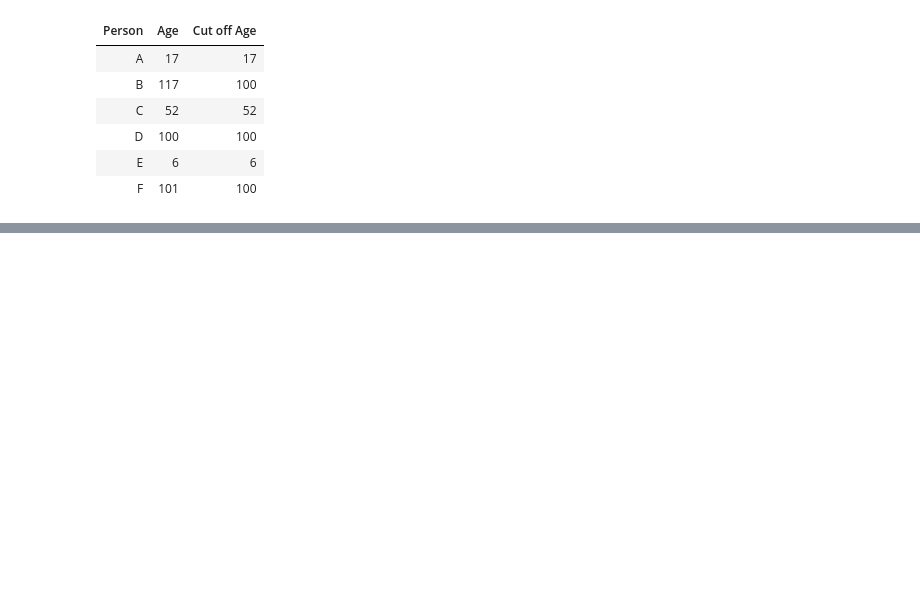
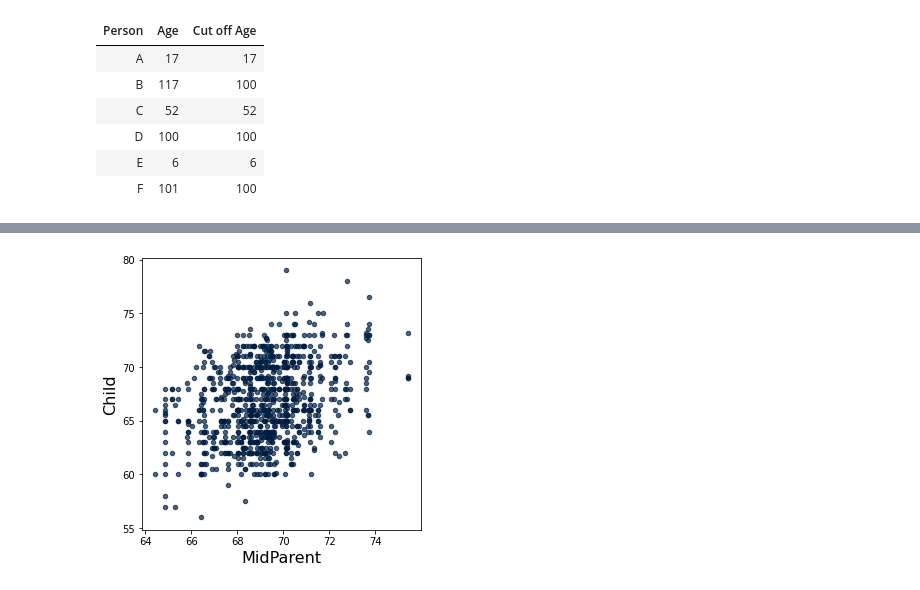
Before and after one commit to rokold/ml-basics, a Jupyter notebook: Lessons/files01.ipynb, the cells around one changed output, grey strips where cells are left out. Drawn from its saved outputs; the diff is of its cells as text; code cells hidden in the pictures; blank space fills up the shorter version.

```diff
--- a/Lessons/files01.ipynb
+++ b/Lessons/files01.ipynb
@@ -83,0 +88,3 @@ ages.with_column('Cut off Age', ages.apply(cut_off_at_100, 'Age'))
+# %%
+galton = Table.read_table('../data/inferentialthinking/data/galton.csv')
+galton
@@ -83,0 +104,3 @@ ages.with_column('Cut off Age', ages.apply(cut_off_at_100, 'Age'))
+# %%
+heights = galton.select(3,7).relabeled(0, 'MidParent').relabeled(1, 'Child')
+heights
@@ -83,0 +120,4 @@ ages.with_column('Cut off Age', ages.apply(cut_off_at_100, 'Age'))
+# %%
+heights.scatter(0)
+# %% [output]
+[figure, added]
```
Also changed, not shown: parts of 9 cells of this notebook, 2 other files.
